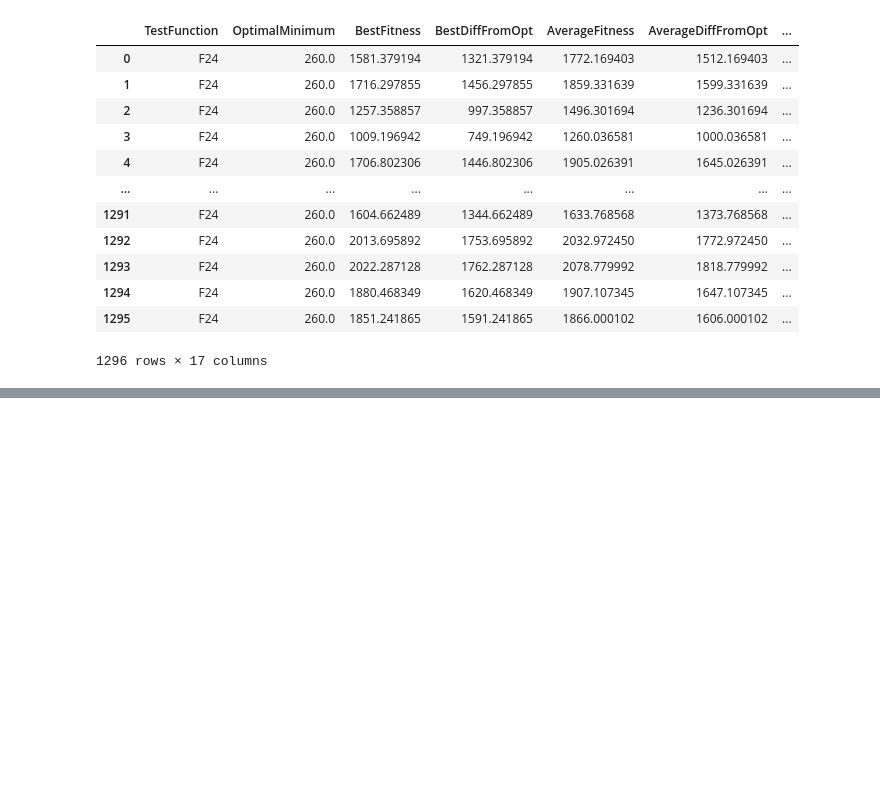
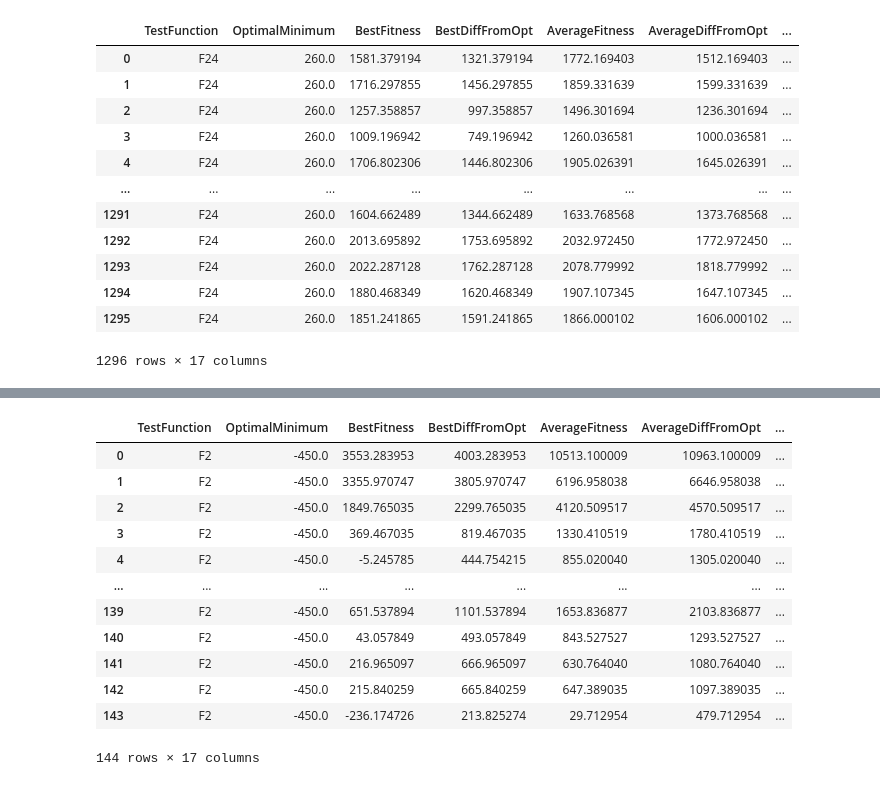
Before and after one commit to csupika/F21BC-CW2-GA-PSO, a Jupyter notebook: GA_notebook.ipynb, the cells around one changed output, grey strips where cells are left out. Cells and saved outputs as stored; diff of their text form; code cells hidden in the pictures; blank space fills up the shorter version.

```diff
--- a/GA_notebook.ipynb
+++ b/GA_notebook.ipynb
@@ -285,7 +306,7 @@ elites = [0, 1]
 
 average_over_range = 5
 # %%
-run_configuration_suite = True
+run_configuration_suite = False
 if run_configuration_suite:
 
     list_for_df = []
@@ -349,0 +392,16 @@ else:
+# %%
+df_II.query("TestFunction == 'F2'")
+# %% [output]
+|  | TestFunction | OptimalMinimum | BestFitness | BestDiffFromOpt | AverageFitness | AverageDiffFromOpt | ... |
+| 0 | F2 | -450.0 | 3553.283953 | 4003.283953 | 10513.100009 | 10963.100009 | ... |
+| 1 | F2 | -450.0 | 3355.970747 | 3805.970747 | 6196.958038 | 6646.958038 | ... |
+| 2 | F2 | -450.0 | 1849.765035 | 2299.765035 | 4120.509517 | 4570.509517 | ... |
+| 3 | F2 | -450.0 | 369.467035 | 819.467035 | 1330.410519 | 1780.410519 | ... |
+| 4 | F2 | -450.0 | -5.245785 | 444.754215 | 855.020040 | 1305.020040 | ... |
+| ... | ... | ... | ... | ... | ... | ... | ... |
+| 139 | F2 | -450.0 | 651.537894 | 1101.537894 | 1653.836877 | 2103.836877 | ... |
+| 140 | F2 | -450.0 | 43.057849 | 493.057849 | 843.527527 | 1293.527527 | ... |
+| 141 | F2 | -450.0 | 216.965097 | 666.965097 | 630.764040 | 1080.764040 | ... |
+| 142 | F2 | -450.0 | 215.840259 | 665.840259 | 647.389035 | 1097.389035 | ... |
+| 143 | F2 | -450.0 | -236.174726 | 213.825274 | 29.712954 | 479.712954 | ... |
+144 rows × 17 columns
```
Also changed, not shown: parts of 22 cells of this notebook, 1 other file.
